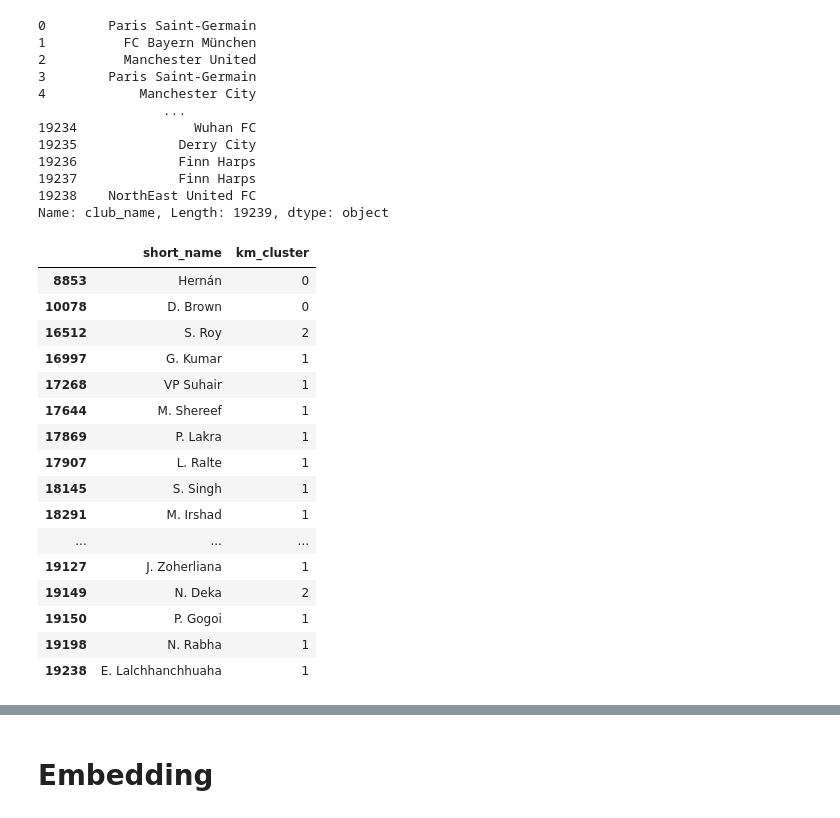
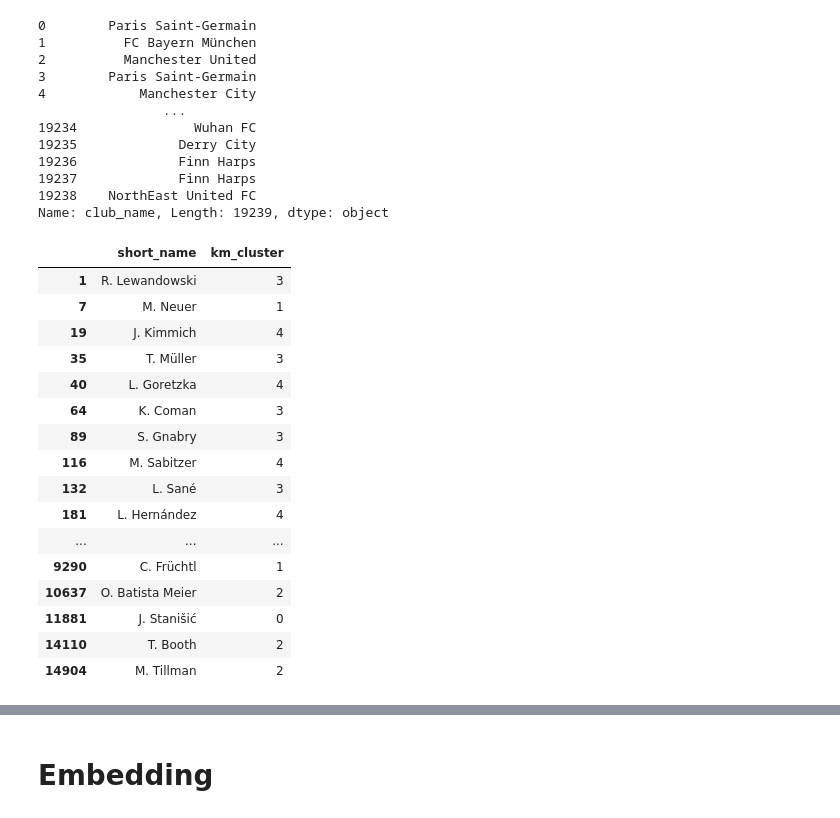
Before and after one commit to joaquinvvelaco/diplo-datos-2022, a Jupyter notebook: ml-nosupervisado/Grupo_29_Entregable.ipynb, the cells around one changed output, grey strips where cells are left out. Cells and saved outputs as stored; diff of their text form; code cells hidden in the pictures.

```diff
--- a/ml-nosupervisado/Grupo_29_Entregable.ipynb
+++ b/ml-nosupervisado/Grupo_29_Entregable.ipynb
@@ -103,2 +160,37 @@ group_types["object"]
 # %%
 numerical_cols = group_types["float64"] + group_types["int64"]
+# %%
+score_cols = ['attacking_crossing',
+  'attacking_finishing',
+  'attacking_heading_accuracy',
+  'attacking_short_passing',
+  'attacking_volleys',
+  'skill_dribbling',
+  'skill_curve',
+  'skill_fk_accuracy',
+  'skill_long_passing',
+  'skill_ball_control',
+  'movement_acceleration',
+  'movement_sprint_speed',
+  'movement_agility',
+  'movement_reactions',
+  'movement_balance',
+  'power_shot_power',
+  'power_jumping',
+  'power_stamina',
+  'power_strength',
+  'power_long_shots',
+  'mentality_aggression',
+  'mentality_interceptions',
+  'mentality_positioning',
+  'mentality_vision',
+  'mentality_penalties',
+  'mentality_composure',
+  'defending_marking_awareness',
+  'defending_standing_tackle',
+  'defending_sliding_tackle',
+  'goalkeeping_diving',
+  'goalkeeping_handling',
+  'goalkeeping_kicking',
+  'goalkeeping_positioning',
+  'goalkeeping_reflexes']
@@ -196,5 +311,5 @@ df[numerical_cols] = knn_imputer.fit_transform(df[numerical_cols])
 # %%
-scaler = StandardScaler()
+scaler = MinMaxScaler()
 
 standarized_df = df.copy()
 
@@ -205,10 +320,10 @@ standarized_df[numerical_cols] = pd.DataFrame(scaler.fit_transform(df[numerical_
 ## K-Means
 # %%
 # Número de clusters buscado
-n_clust = 3
+n_clust = 5
 
-km = KMeans(n_clusters=n_clust)
-km.fit(standarized_df[group_types["int64"]])
+km = KMeans(n_clusters=n_clust, random_state=565)
+km.fit(standarized_df[score_cols])
 
 # Etiquetas asignadas por el algoritmo
 standarized_df["km_cluster"] = km.labels_
@@ -228,22 +343,22 @@ standarized_df["club_name"]
 19238    NorthEast United FC
 Name: club_name, Length: 19239, dtype: object
 # %%
-standarized_df[standarized_df["club_name"] == "NorthEast United FC"][["short_name", "km_cluster"]]
+standarized_df[standarized_df["club_name"] == "FC Bayern München"][["short_name", "km_cluster"]]
 # %% [output]
 |  | short_name | km_cluster |
-| 8853 | Hernán | 0 |
-| 10078 | D. Brown | 0 |
-| 16512 | S. Roy | 2 |
-| 16997 | G. Kumar | 1 |
-| 17268 | VP Suhair | 1 |
-| 17644 | M. Shereef | 1 |
-| 17869 | P. Lakra | 1 |
-| 17907 | L. Ralte | 1 |
-| 18145 | S. Singh | 1 |
-| 18291 | M. Irshad | 1 |
+| 1 | R. Lewandowski | 3 |
+| 7 | M. Neuer | 1 |
+| 19 | J. Kimmich | 4 |
+| 35 | T. Müller | 3 |
+| 40 | L. Goretzka | 4 |
+| 64 | K. Coman | 3 |
+| 89 | S. Gnabry | 3 |
+| 116 | M. Sabitzer | 4 |
+| 132 | L. Sané | 3 |
+| 181 | L. Hernández | 4 |
 | ... | ... | ... |
-| 19127 | J. Zoherliana | 1 |
-| 19149 | N. Deka | 2 |
-| 19150 | P. Gogoi | 1 |
-| 19198 | N. Rabha | 1 |
-| 19238 | E. Lalchhanchhuaha | 1 |
+| 9290 | C. Früchtl | 1 |
+| 10637 | O. Batista Meier | 2 |
+| 11881 | J. Stanišić | 0 |
+| 14110 | T. Booth | 2 |
+| 14904 | M. Tillman | 2 |
```
Also changed, not shown: parts of 19 cells of this notebook.
